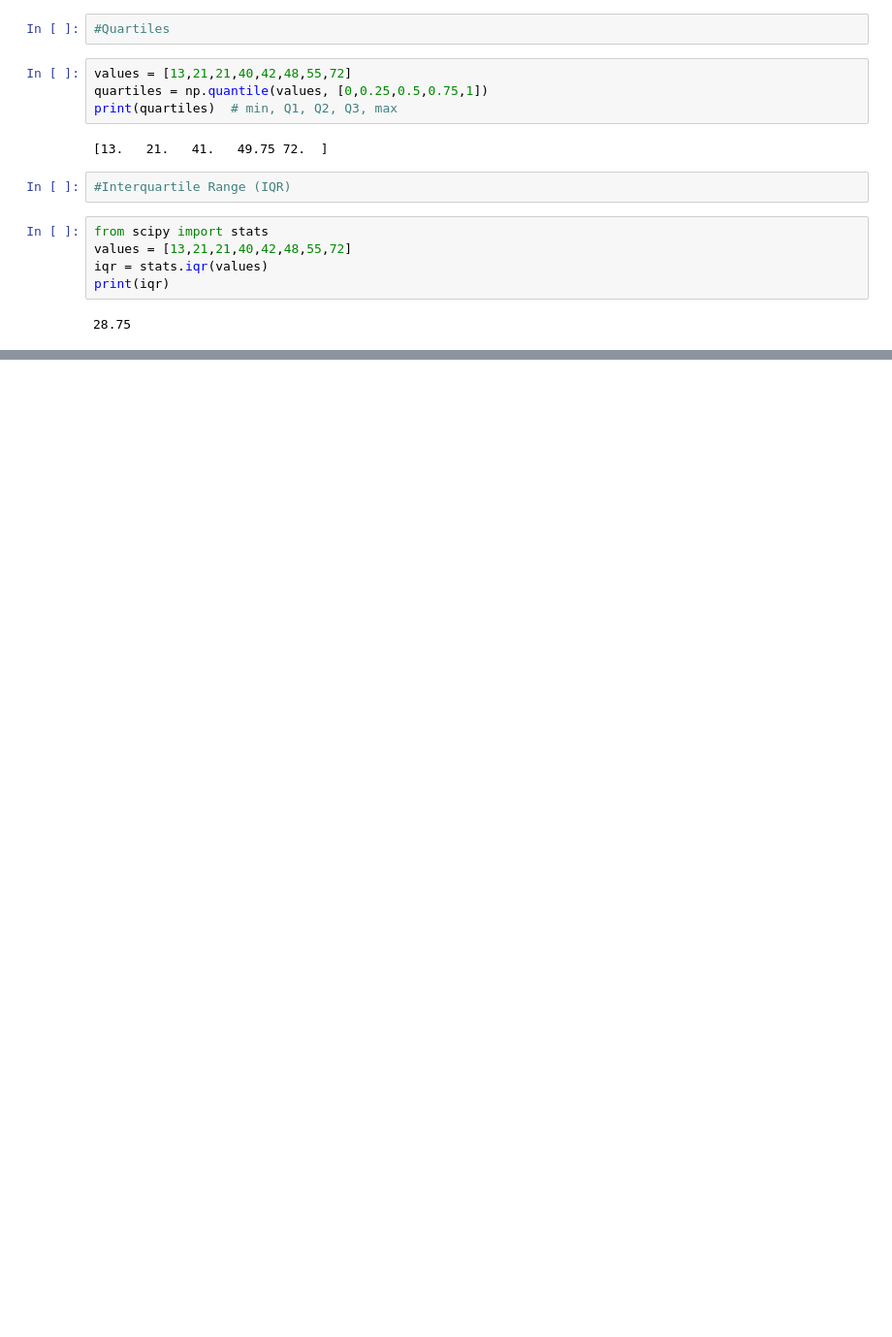
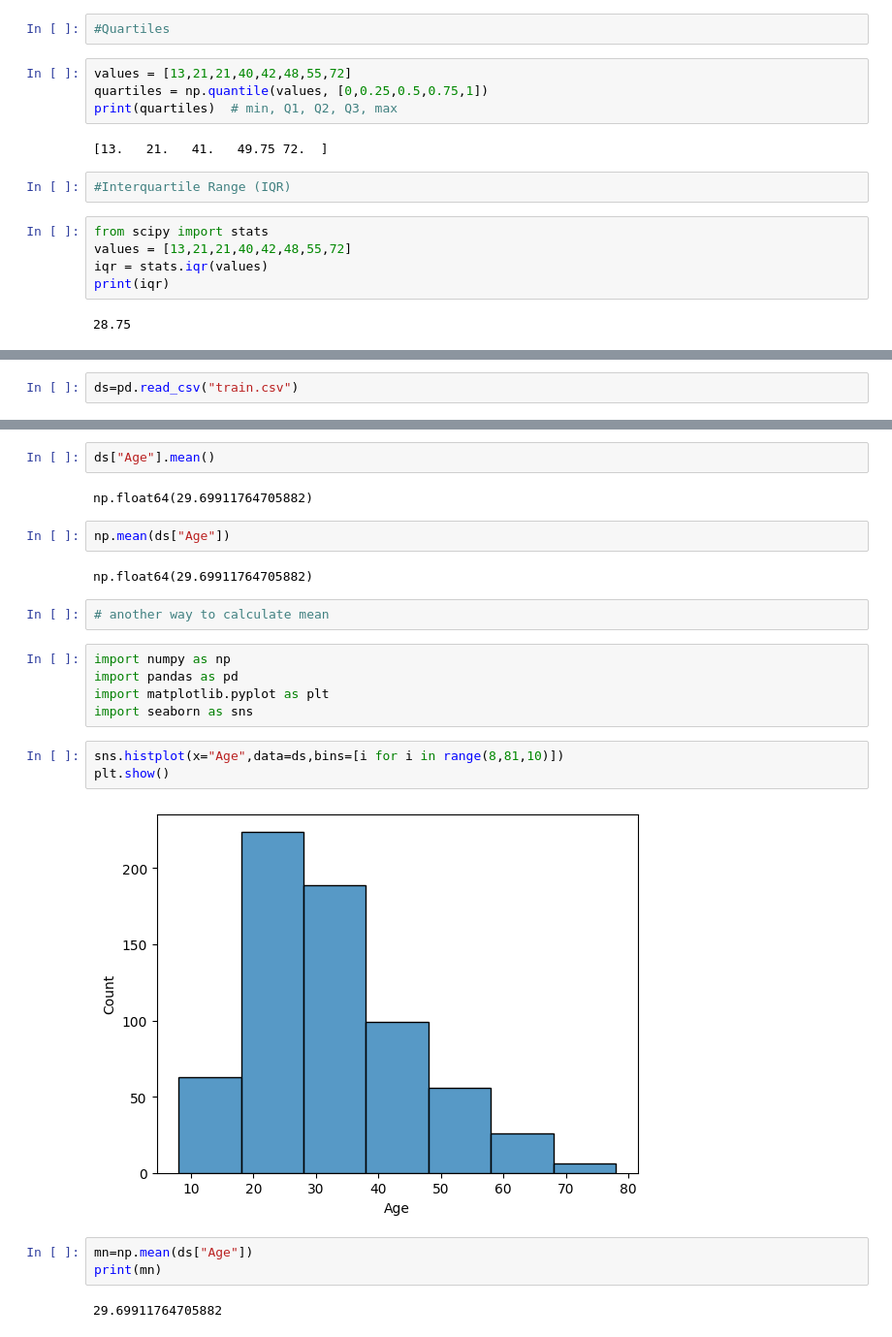
Before and after one commit to PratikshaShelke24/ML, a Jupyter notebook: Stats_and_Probability_for_ML.ipynb, the cells around one changed output, grey strips where cells are left out. Shown at 97% size. Cells and saved outputs as stored; diff of their text form; blank space fills up the shorter version.

```diff
--- a/Stats_and_Probability_for_ML.ipynb
+++ b/Stats_and_Probability_for_ML.ipynb
@@ -82,0 +108,2 @@ print(iqr)
+# %%
+ds=pd.read_csv("train.csv")
@@ -82,0 +135,25 @@ print(iqr)
+# %%
+ds["Age"].mean()
+# %% [output]
+np.float64(29.69911764705882)
+# %%
+np.mean(ds["Age"])
+# %% [output]
+np.float64(29.69911764705882)
+# %%
+# another way to calculate mean
+# %%
+import numpy as np
+import pandas as pd
+import matplotlib.pyplot as plt
+import seaborn as sns
+# %%
+sns.histplot(x="Age",data=ds,bins=[i for i in range(8,81,10)])
+plt.show()
+# %% [output]
+[figure, added]
+# %%
+mn=np.mean(ds["Age"])
+print(mn)
+# %% [output]
+29.69911764705882
```
Also changed, not shown: parts of 35 cells of this notebook.
